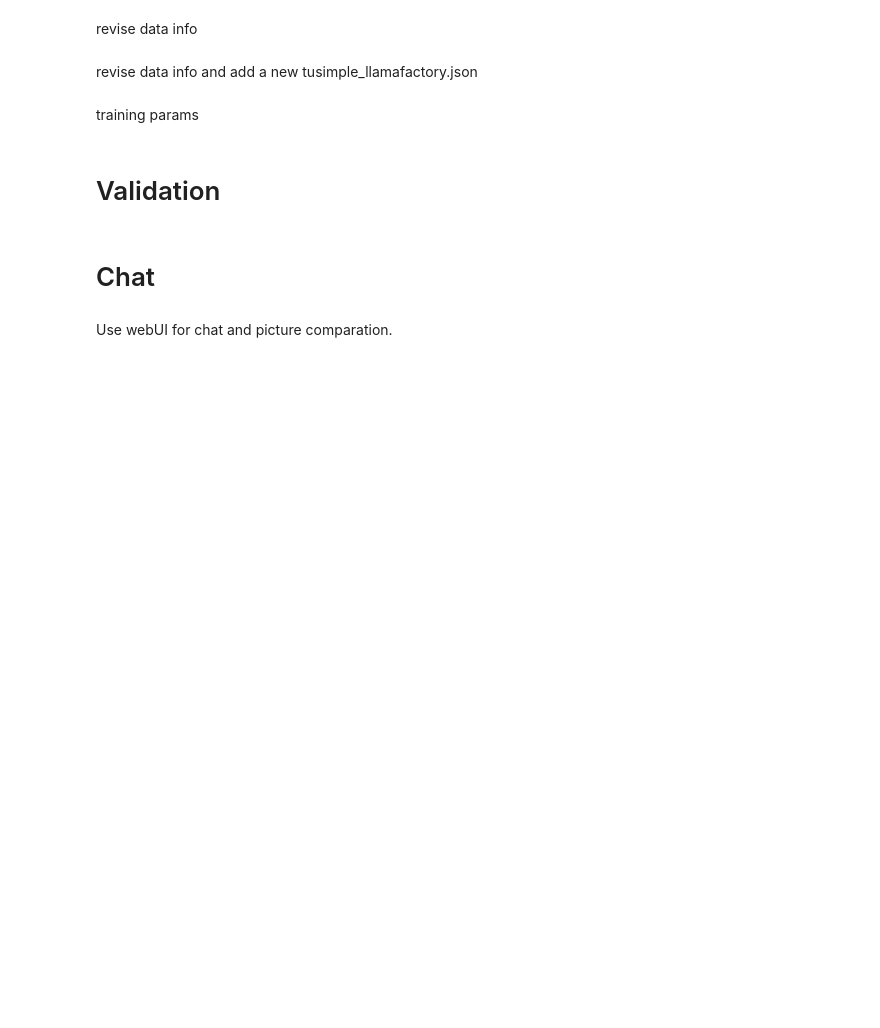
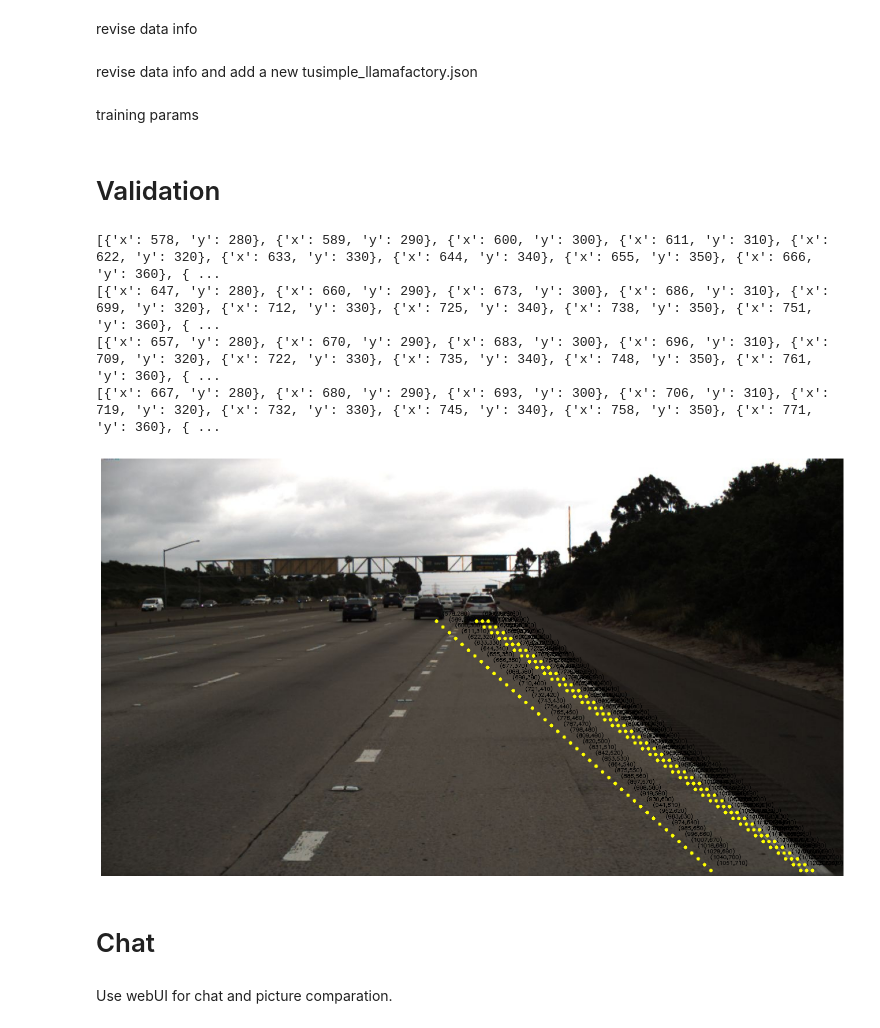
Before and after one commit to Jasonbroker/lane_detection, a Jupyter notebook: llama_factory_finetune/data_preprocess.ipynb, the cells around one changed output. Drawn from its saved outputs; the diff is of its cells as text; code cells hidden in the pictures; blank space fills up the shorter version.

```diff
--- a/llama_factory_finetune/data_preprocess.ipynb
+++ b/llama_factory_finetune/data_preprocess.ipynb
@@ -213,6 +213,41 @@ training params
     --video_max_pixels 65536 \
 # %% [markdown]
 # Validation
+# %%
+import json
+import cv2
+
+import cv2
+image = cv2.imread('10.jpg')
+
+with open('test_json.json', 'r', encoding='utf-8') as f:
+    data = json.load(f)
+    lanes = data['lanes']
+    for lane in lanes:
+        print(lane)
+        for point in lane:
+            cv2.circle(image, (point['x'], point['y']), 3, (0, 255, 255), -1)
+            # 在点旁边添加坐标文本
+            x = point['x']
+            y = point['y']
+            text = f'({x},{y})'
+            cv2.putText(image, text, (x + 10, y - 10), cv2.FONT_HERSHEY_SIMPLEX, 0.3, (0, 0, 0), 1)  # 绿色文字
+
+# cv2.imshow('image', image)
+# cv2.waitKey(0)
+
+import matplotlib.pyplot as plt
+rgb_image = cv2.cvtColor(image, cv2.COLOR_BGR2RGB)
+plt.figure(figsize=(1920/100 , 1920/100 * image.shape[0]/image.shape[1]))
+plt.imshow(rgb_image)
+plt.axis('off')  # 不显示坐标轴
+plt.show()
+# %% [output]
+[{'x': 578, 'y': 280}, {'x': 589, 'y': 290}, {'x': 600, 'y': 300}, {'x': 611, 'y': 310}, {'x': 622, 'y': 320}, {'x': 633, 'y': 330}, {'x': 644, 'y': 340}, {'x': 655, 'y': 350}, {'x': 666, 'y': 360}, { ...
+[{'x': 647, 'y': 280}, {'x': 660, 'y': 290}, {'x': 673, 'y': 300}, {'x': 686, 'y': 310}, {'x': 699, 'y': 320}, {'x': 712, 'y': 330}, {'x': 725, 'y': 340}, {'x': 738, 'y': 350}, {'x': 751, 'y': 360}, { ...
+[{'x': 657, 'y': 280}, {'x': 670, 'y': 290}, {'x': 683, 'y': 300}, {'x': 696, 'y': 310}, {'x': 709, 'y': 320}, {'x': 722, 'y': 330}, {'x': 735, 'y': 340}, {'x': 748, 'y': 350}, {'x': 761, 'y': 360}, { ...
+[{'x': 667, 'y': 280}, {'x': 680, 'y': 290}, {'x': 693, 'y': 300}, {'x': 706, 'y': 310}, {'x': 719, 'y': 320}, {'x': 732, 'y': 330}, {'x': 745, 'y': 340}, {'x': 758, 'y': 350}, {'x': 771, 'y': 360}, { ...
+[figure, added]
 # %% [markdown]
 # Chat
 # %% [markdown]
```
Also changed, not shown: 3 other files.
